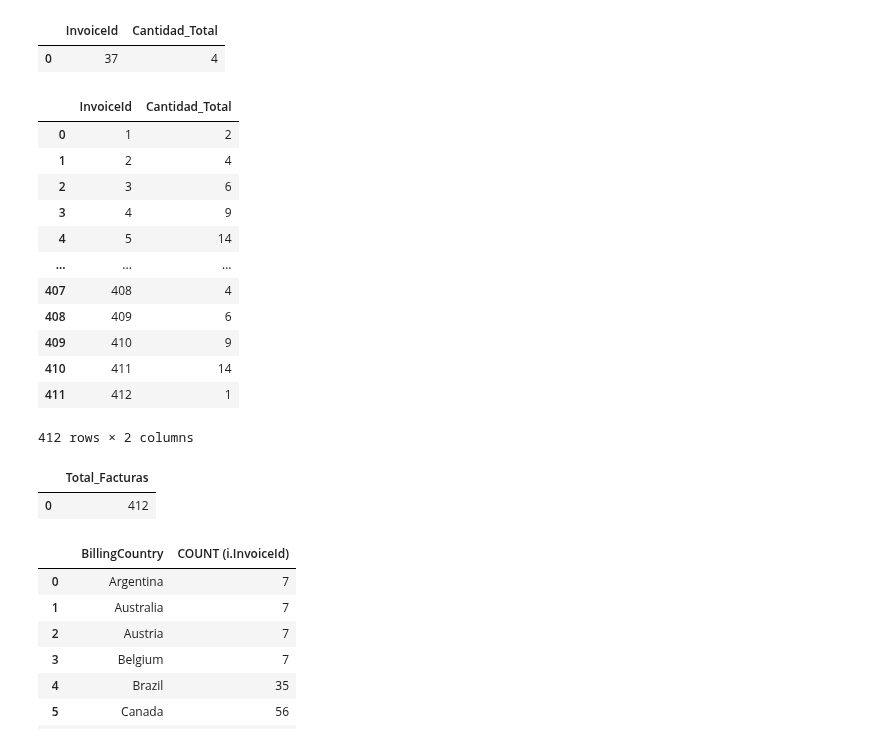
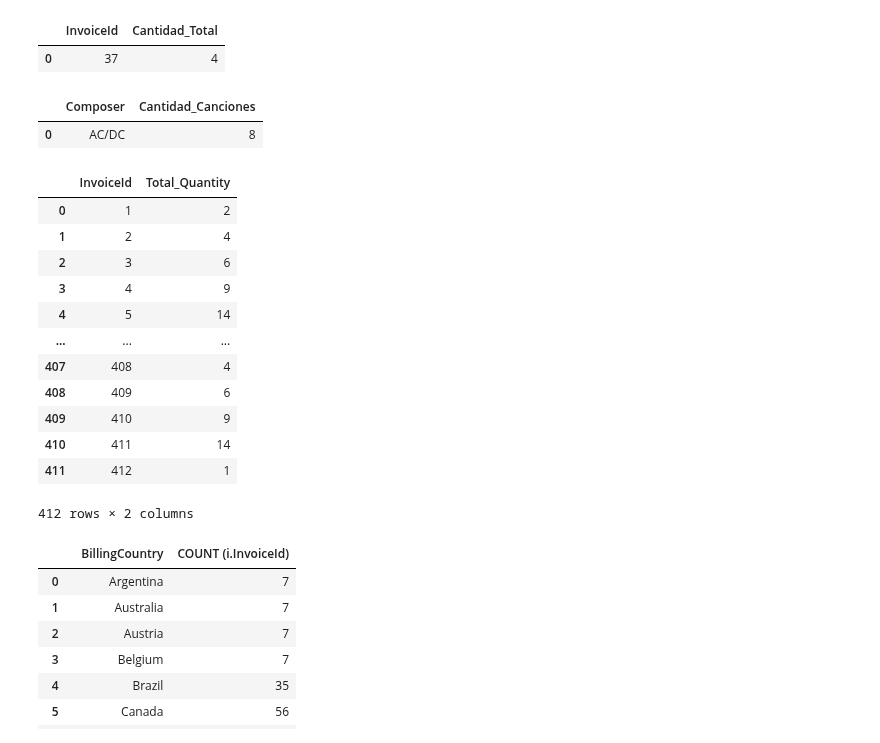
Before and after one commit to InigoLopez1999/2503_dsft_thebridge_inigolopez, a Jupyter notebook: 2-Data_Analysis/8-BBDD/SQL/Practica/1-Chinook/Ejercicio_Practico_SQL_Inigo_Lopez.ipynb, the cells around one changed output. Saved outputs shown, nothing was run; the diff lists cells and outputs as text; code cells hidden in the pictures.

```diff
--- a/2-Data_Analysis/8-BBDD/SQL/Practica/1-Chinook/Ejercicio_Practico_SQL_Inigo_Lopez.ipynb
+++ b/2-Data_Analysis/8-BBDD/SQL/Practica/1-Chinook/Ejercicio_Practico_SQL_Inigo_Lopez.ipynb
@@ -193,0 +212,12 @@ df
+# %%
+query = '''
+SELECT t.Composer, COUNT(TrackId) AS Cantidad_Canciones
+FROM tracks as t
+WHERE t.Composer = "AC/DC"
+'''
+
+df = sql_query(query)
+df
+# %% [output]
+|  | Composer | Cantidad_Canciones |
+| 0 | AC/DC | 8 |
@@ -194,14 +228,15 @@ df
 # %%
 query = '''
-SELECT InvoiceId, SUM(Quantity) AS Cantidad_Total
+SELECT InvoiceId, SUM(Quantity) AS Total_Quantity
 FROM invoice_items
-GROUP BY InvoiceId;
+GROUP BY InvoiceId
+ORDER BY InvoiceId;
 '''
 
 df = sql_query(query)
 df
 # %% [output]
-|  | InvoiceId | Cantidad_Total |
+|  | InvoiceId | Total_Quantity |
 | 0 | 1 | 2 |
 | 1 | 2 | 4 |
 | 2 | 3 | 6 |
@@ -219,13 +252,2 @@ df
-# %%
-query = '''
-SELECT COUNT(DISTINCT InvoiceId) AS Total_Facturas
-FROM invoice_items;
-'''
-
-df = sql_query(query)
-df
-# %% [output]
-|  | Total_Facturas |
-| 0 | 412 |
 # %%
 #Ejercicio 11
```
Also changed, not shown: parts of 43 cells of this notebook.
